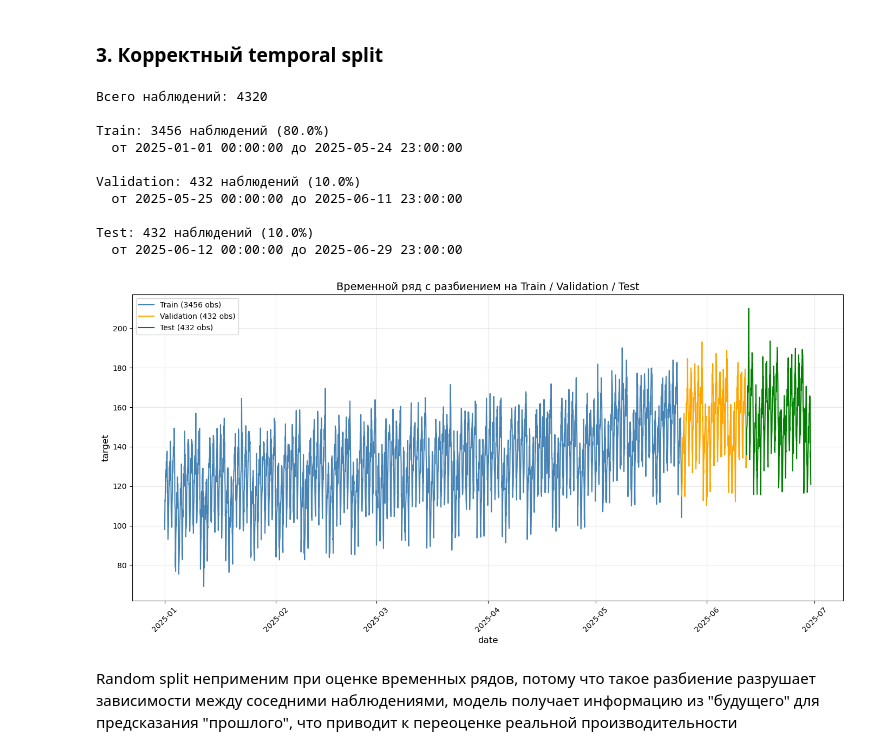
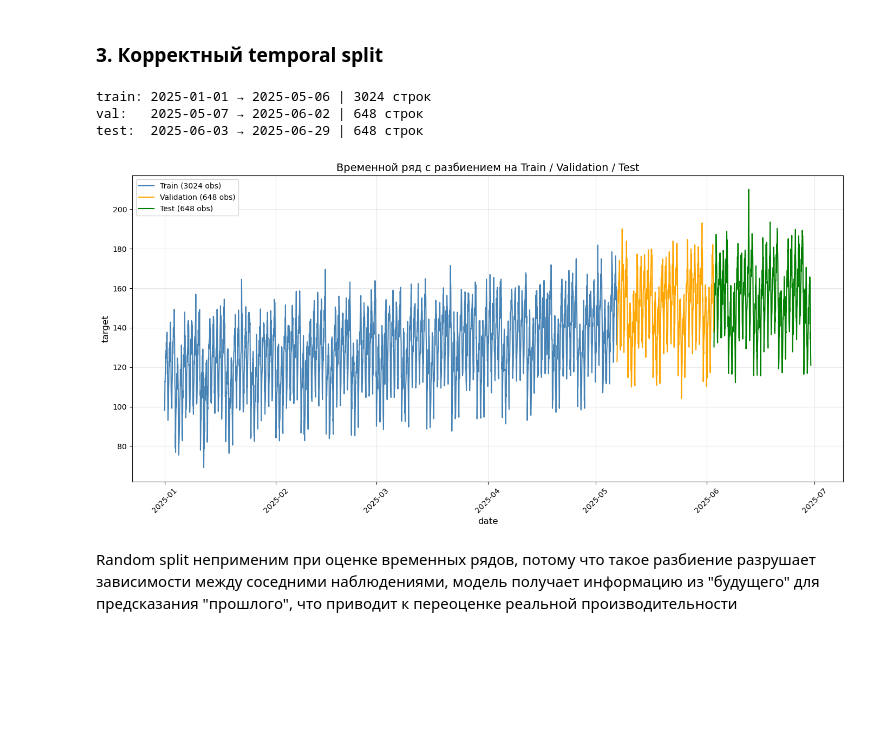
Before and after one commit to iankharmats/MireaAIE, a Jupyter notebook: homeworks/HW12/HW12.ipynb, the cells around one changed output. Saved outputs shown, nothing was run; the diff lists cells and outputs as text; code cells hidden in the pictures; blank space fills up the shorter version.

Commit message:
HW12 temporal_split edited

```diff
--- a/homeworks/HW12/HW12.ipynb
+++ b/homeworks/HW12/HW12.ipynb
@@ -95,55 +96,57 @@ plt.show()
 # %% [markdown]
 ### 3. Корректный temporal split
 # %%
-n = len(df)
-train_end = int(n * 0.8)
-val_end = int(n * 0.9)
+@dataclass
+class SplitConfig:
+    train_frac: float = 0.70
+    val_frac: float = 0.15
+    test_frac: float = 0.15
 
-train = df.iloc[:train_end]
-val = df.iloc[train_end:val_end]
-test = df.iloc[val_end:]
+def temporal_split(df: pd.DataFrame, cfg: SplitConfig = SplitConfig()):
+    # Проверяем, что доли действительно покрывают весь датасет.
+    assert math.isclose(cfg.train_frac + cfg.val_frac + cfg.test_frac, 1.0, rel_tol=1e-9)
+    n = len(df)
+    train_end = int(n * cfg.train_frac)
+    val_end = int(n * (cfg.train_frac + cfg.val_frac))
 
-print(f"Всего наблюдений: {n}")
-print(f"\nTrain: {len(train)} наблюдений ({len(train)/n*100:.1f}%)")
-print(f"  от {train['date'].min()} до {train['date'].max()}")
-print(f"\nValidation: {len(val)} наблюдений ({len(val)/n*100:.1f}%)")
-print(f"  от {val['date'].min()} до {val['date'].max()}")
-print(f"\nTest: {len(test)} наблюдений ({len(test)/n*100:.1f}%)")
-print(f"  от {test['date'].min()} до {test['date'].max()}")
+    # Ключевая идея: train, validation и test идут по времени друг за другом.
+    train_df = df.iloc[:train_end].copy()
+    val_df = df.iloc[train_end:val_end].copy()
+    test_df = df.iloc[val_end:].copy()
+    return train_df, val_df, test_df
+
+train, val, test = temporal_split(df)
+
+print(f"train: {train['date'].min().date()} → {train['date'].max().date()} | {len(train)} строк")
+print(f"val:   {val['date'].min().date()} → {val['date'].max().date()} | {len(val)} строк")
+print(f"test:  {test['date'].min().date()} → {test['date'].max().date()} | {len(test)} строк")
 
 # 3. Визуальное отображение участков ряда
 plt.figure(figsize=(14, 7))
 
 # Разные цвета для разных выборок
 plt.plot(train['date'], train['target'],
          color='steelblue', label=f'Train ({len(train)} obs)', linewidth=1.5)
 plt.plot(val['date'], val['target'],
          color='orange', label=f'Validation ({len(val)} obs)', linewidth=1.5)
 plt.plot(test['date'], test['target'],
          color='green', label=f'Test ({len(test)} obs)', linewidth=1.5)
 
 # Оформление
 plt.title('Временной ряд с разбиением на Train / Validation / Test', fontsize=14)
 plt.xlabel('date', fontsize=12)
 plt.ylabel('target', fontsize=12)
 plt.legend(loc='upper left', fontsize=10)
 plt.grid(True, alpha=0.3)
 plt.xticks(rotation=45)
 plt.tight_layout()
 plt.savefig('artifacts/figures/series_split.png', dpi=150)
 plt.show()
 # %% [output]
-Всего наблюдений: 4320
-
-Train: 3456 наблюдений (80.0%)
-  от 2025-01-01 00:00:00 до 2025-05-24 23:00:00
-
-Validation: 432 наблюдений (10.0%)
-  от 2025-05-25 00:00:00 до 2025-06-11 23:00:00
-
-Test: 432 наблюдений (10.0%)
-  от 2025-06-12 00:00:00 до 2025-06-29 23:00:00
+train: 2025-01-01 → 2025-05-06 | 3024 строк
+val:   2025-05-07 → 2025-06-02 | 648 строк
+test:  2025-06-03 → 2025-06-29 | 648 строк
-[figure, old version]
+[figure, new version]
 # %% [markdown]
 Random split неприменим при оценке временных рядов, потому что такое разбиение разрушает зависимости между соседними наблюдениями, модель получает информацию из "будущего" для предсказания "прошлого", что приводит к переоценке реальной производительности
 # %% [markdown]
```
Also changed, not shown: parts of 13 cells of this notebook, 7 other files.
